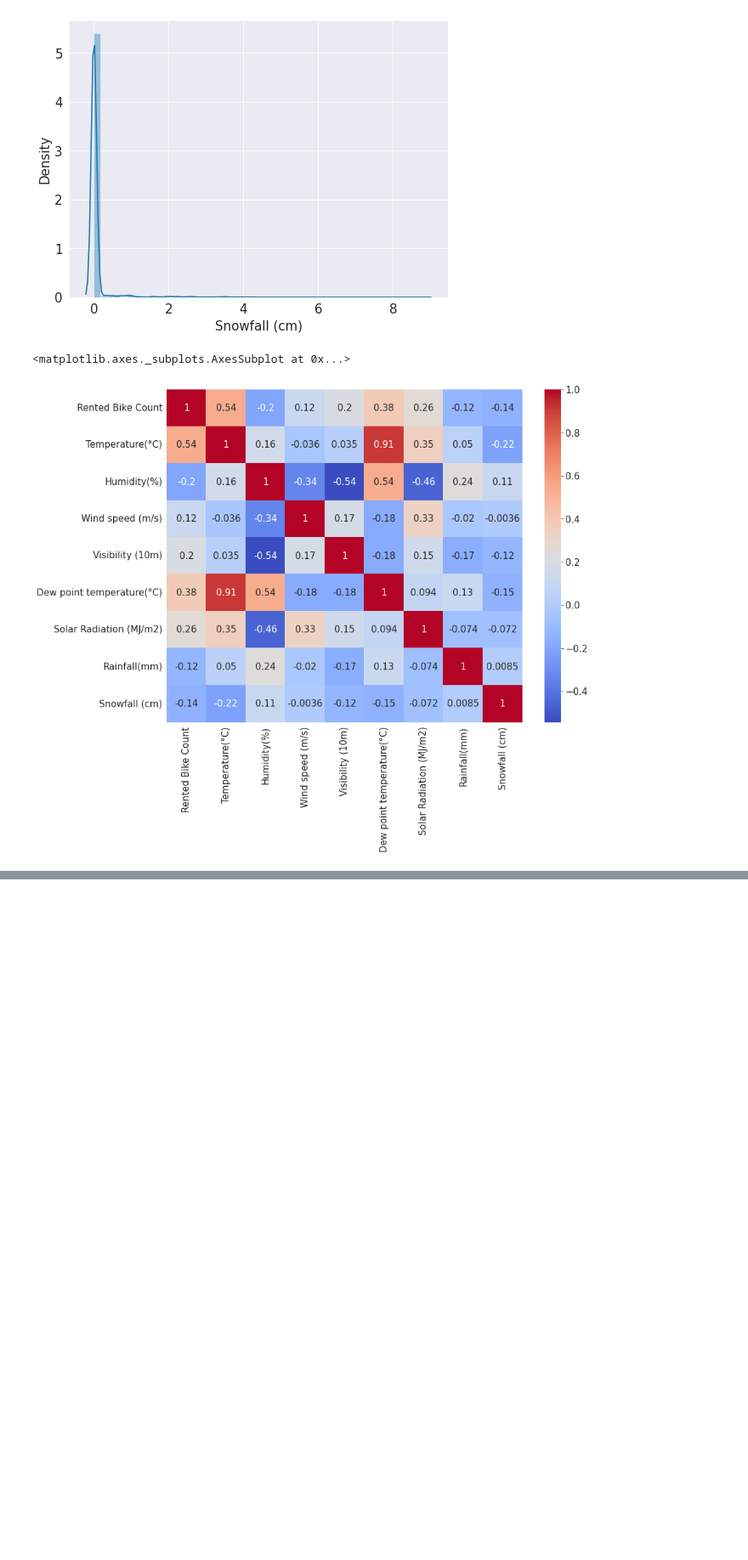
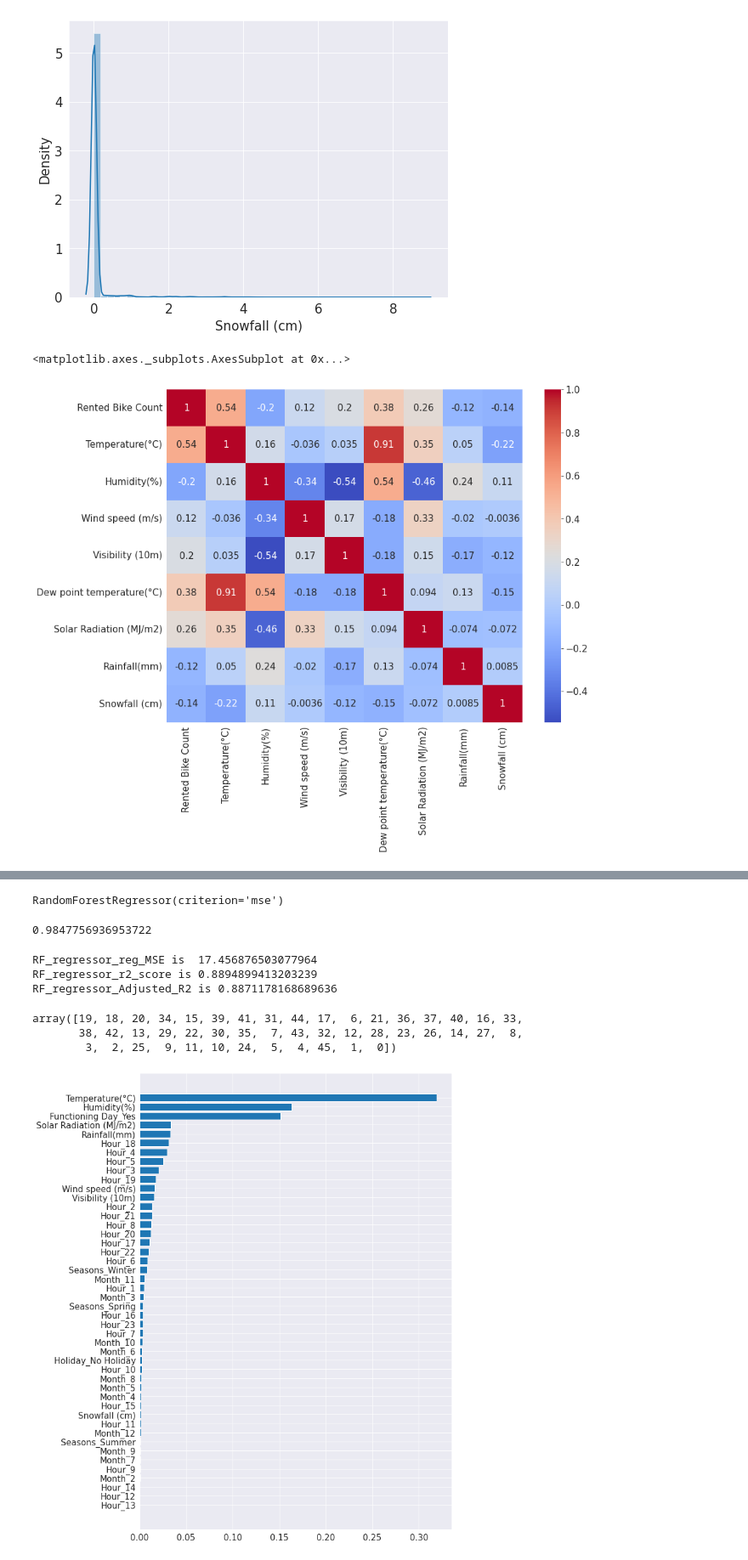
Before and after one commit to GoPlusUltra/Bike-Sharing-Prediction-Model, a Jupyter notebook: Copy_of_Bike_Sharing_Demand_Prediction_Capstone_Project.ipynb, the cells around one changed output, grey strips where cells are left out. Shown at 85% size. Cells and saved outputs as stored; diff of their text form; code cells hidden in the pictures; blank space fills up the shorter version.

```diff
--- a/Copy_of_Bike_Sharing_Demand_Prediction_Capstone_Project.ipynb
+++ b/Copy_of_Bike_Sharing_Demand_Prediction_Capstone_Project.ipynb
@@ -495,0 +624,2 @@ R2 score is 0.6957735960057462
+# %%
+decision_tree_reg.fit(X_train,y_train)
@@ -495,0 +651,11 @@ R2 score is 0.6957735960057462
+# %%
+from sklearn.ensemble import RandomForestRegressor
+RF_regressor=RandomForestRegressor(criterion='mse')
+# %%
+RF_regressor.fit(X_train,y_train)
+# %% [output]
+RandomForestRegressor(criterion='mse')
+# %%
+RF_regressor.score(X_train,y_train)
+# %% [output]
+0.9847756936953722
@@ -495,0 +665,30 @@ R2 score is 0.6957735960057462
+# %%
+RF_regressor_MSE=mean_squared_error(y_test,RF_regressor_y_pred_test)
+print('RF_regressor_reg_MSE is ',RF_regressor_MSE)
+
+RF_regressor_r2_score=r2_score(y_test,RF_regressor_y_pred_test)
+print('RF_regressor_r2_score is',RF_regressor_r2_score)
+
+RF_regressor_Adjusted_R2=(1-(1-r2_score((y_test), (RF_regressor_y_pred_test)))*((X_test.shape[0]-1)/(X_test.shape[0]-X_test.shape[1]-1)))
+print('RF_regressor_Adjusted_R2 is',RF_regressor_Adjusted_R2)
+# %% [output]
+RF_regressor_reg_MSE is  17.456876503077964
+RF_regressor_r2_score is 0.8894899413203239
+RF_regressor_Adjusted_R2 is 0.8871178168689636
+# %%
+from numpy.ma.core import argsort
+features=X_train.columns
+importances=RF_regressor.feature_importances_
+indices=np.argsort(importances)
+indices
+# %% [output]
+array([19, 18, 20, 34, 15, 39, 41, 31, 44, 17,  6, 21, 36, 37, 40, 16, 33,
+       38, 42, 13, 29, 22, 30, 35,  7, 43, 32, 12, 28, 23, 26, 14, 27,  8,
+        3,  2, 25,  9, 11, 10, 24,  5,  4, 45,  1,  0])
+# %%
+plt.figure(figsize=(10,15))
+plt.barh(range(len(indices)),importances[indices])
+plt.yticks(range(len(indices)), [features[i] for i in indices])
+plt.show()
+# %% [output]
+[figure, added]
```
Also changed, not shown: parts of 43 cells of this notebook.
